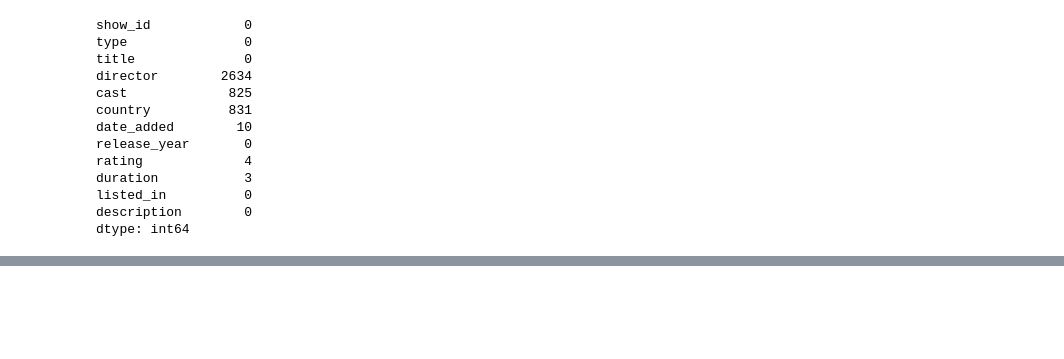
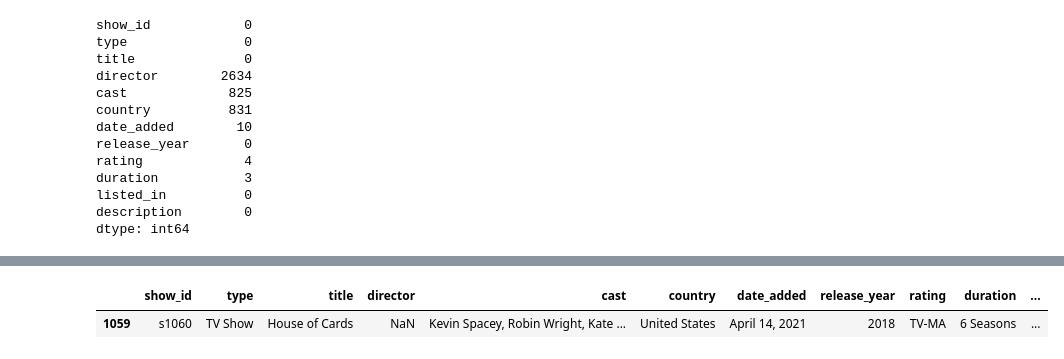
Before and after one commit to NavyaKiran/NetflixDataAnalysis, a Jupyter notebook: Netflix_EDA_with_Python.ipynb, the cells around one changed output, grey strips where cells are left out. Cells and saved outputs as stored; diff of their text form; code cells hidden in the pictures; blank space fills up the shorter version.

```diff
--- a/Netflix_EDA_with_Python.ipynb
+++ b/Netflix_EDA_with_Python.ipynb
@@ -98,0 +107,7 @@ dtype: int64
+# %%
+#who is the director of house of cards and what is the show id
+#data[data['title'].isin(['House of Cards'])]
+data[data['title'].str.contains('House of Cards')]
+# %% [output]
+|  | show_id | type | title | director | cast | country | date_added | release_year | rating | duration | ... |
+| 1059 | s1060 | TV Show | House of Cards | NaN | Kevin Spacey, Robin Wright, Kate ... | United States | April 14, 2021 | 2018 | TV-MA | 6 Seasons | ... |
```
Also changed, not shown: parts of 2 cells of this notebook.
